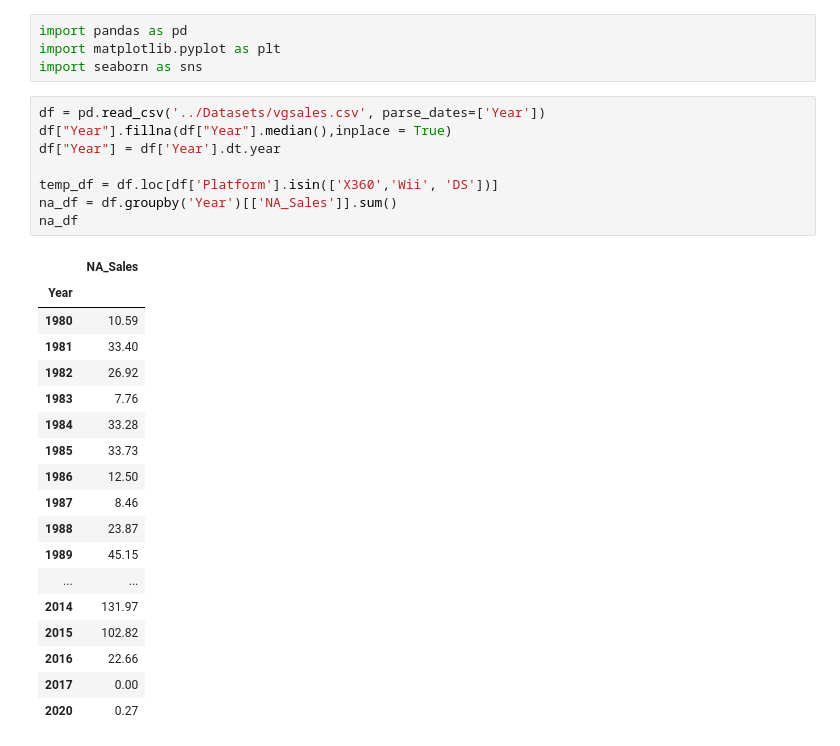
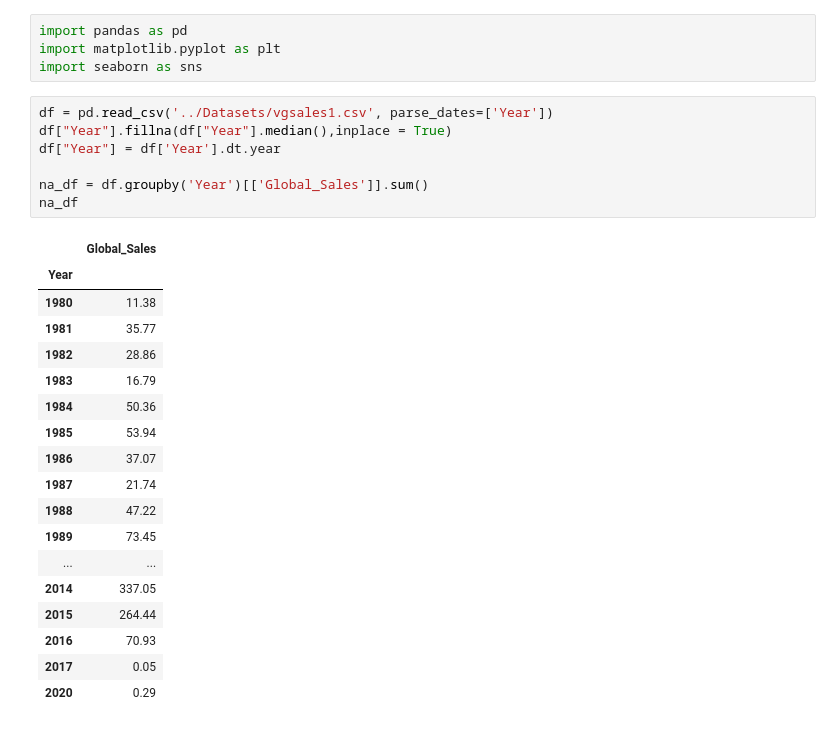
Before and after one commit to devrhathi/videogames_sales, a Jupyter notebook: Analysis/temp.ipynb, the cells around one changed output. Drawn from its saved outputs; the diff is of its cells as text.

```diff
--- a/Analysis/temp.ipynb
+++ b/Analysis/temp.ipynb
@@ -3,32 +3,31 @@ import pandas as pd
 import matplotlib.pyplot as plt
 import seaborn as sns
 # %%
-df = pd.read_csv('../Datasets/vgsales.csv', parse_dates=['Year'])
+df = pd.read_csv('../Datasets/vgsales1.csv', parse_dates=['Year'])
 df["Year"].fillna(df["Year"].median(),inplace = True)
 df["Year"] = df['Year'].dt.year
 
-temp_df = df.loc[df['Platform'].isin(['X360','Wii', 'DS'])]
-na_df = df.groupby('Year')[['NA_Sales']].sum()
+na_df = df.groupby('Year')[['Global_Sales']].sum()
 na_df
 # %% [output]
-|  | NA_Sales |
+|  | Global_Sales |
 | Year |  |
-| 1980 | 10.59 |
-| 1981 | 33.40 |
-| 1982 | 26.92 |
-| 1983 | 7.76 |
-| 1984 | 33.28 |
-| 1985 | 33.73 |
-| 1986 | 12.50 |
-| 1987 | 8.46 |
-| 1988 | 23.87 |
-| 1989 | 45.15 |
+| 1980 | 11.38 |
+| 1981 | 35.77 |
+| 1982 | 28.86 |
+| 1983 | 16.79 |
+| 1984 | 50.36 |
+| 1985 | 53.94 |
+| 1986 | 37.07 |
+| 1987 | 21.74 |
+| 1988 | 47.22 |
+| 1989 | 73.45 |
 | ... | ... |
-| 2014 | 131.97 |
-| 2015 | 102.82 |
-| 2016 | 22.66 |
-| 2017 | 0.00 |
-| 2020 | 0.27 |
+| 2014 | 337.05 |
+| 2015 | 264.44 |
+| 2016 | 70.93 |
+| 2017 | 0.05 |
+| 2020 | 0.29 |
 # %%
 from statsmodels.tsa.seasonal import seasonal_decompose
 from matplotlib import pyplot
```
Also changed, not shown: parts of 7 cells of this notebook, 8 other files.
